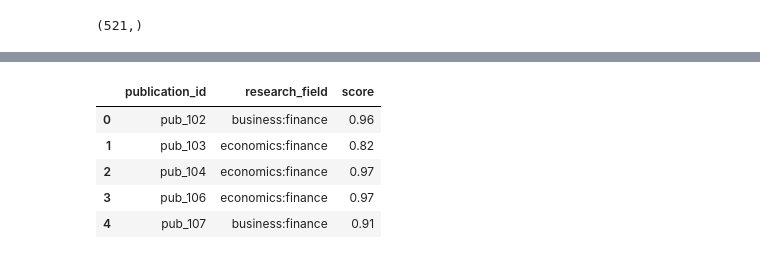
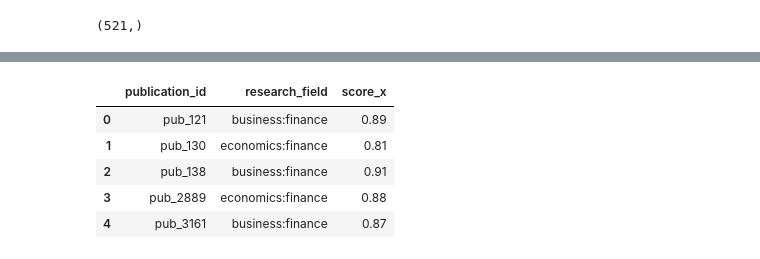
Before and after one commit to rich-context-capstone-2019/Rich-Context-Capstone, a Jupyter notebook: prototype-networkx.ipynb, the cells around one changed output, grey strips where cells are left out. Saved outputs shown, nothing was run; the diff lists cells and outputs as text; code cells hidden in the pictures.

```diff
--- a/prototype-networkx.ipynb
+++ b/prototype-networkx.ipynb
@@ -20,2 +24,4 @@ df.head()
+# %%
+df_visual = df.sample(frac=0.05, replace=True, random_state=1)
 # %%
 G = nx.Graph()
@@ -66,4 +72,6 @@ df_rf.head(15)
 | 12 | pub_121 | business:finance | 0.89 |
 | 13 | pub_126 | economics:finance | 0.77 |
 | 14 | pub_128 | economics:finance | 0.93 |
+# %%
+df_rf_visual = pd.merge(df_rf,df_visual , on='publication_id', how='inner')[['publication_id','research_field','score_x']]
 # %%
@@ -261,9 +287,9 @@ nx.draw_networkx_nodes(G, pos = nx.spring_layout(G))
 # %%
-df_rf.head()
+df_rf_visual.head()
 # %% [output]
-|  | publication_id | research_field | score |
-| 0 | pub_102 | business:finance | 0.96 |
-| 1 | pub_103 | economics:finance | 0.82 |
-| 2 | pub_104 | economics:finance | 0.97 |
-| 3 | pub_106 | economics:finance | 0.97 |
-| 4 | pub_107 | business:finance | 0.91 |
+|  | publication_id | research_field | score_x |
+| 0 | pub_121 | business:finance | 0.89 |
+| 1 | pub_130 | economics:finance | 0.81 |
+| 2 | pub_138 | business:finance | 0.91 |
+| 3 | pub_2889 | economics:finance | 0.88 |
+| 4 | pub_3161 | business:finance | 0.87 |
```
Also changed, not shown: parts of 31 cells of this notebook.
